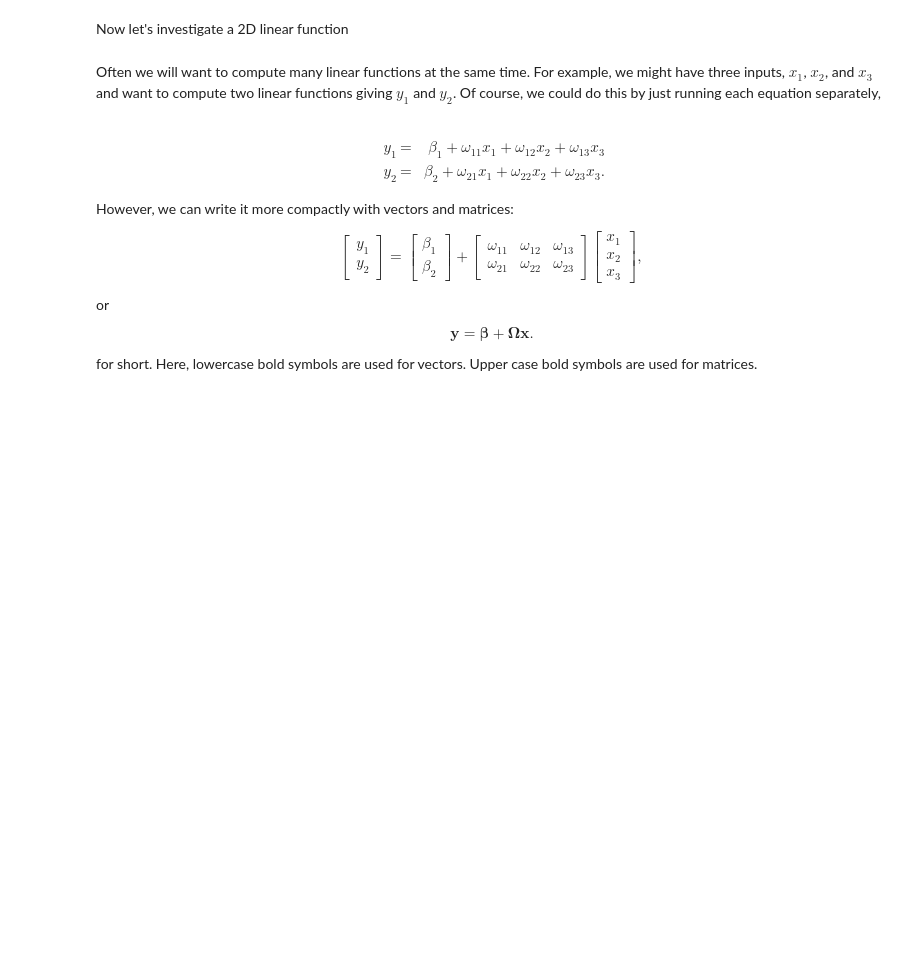
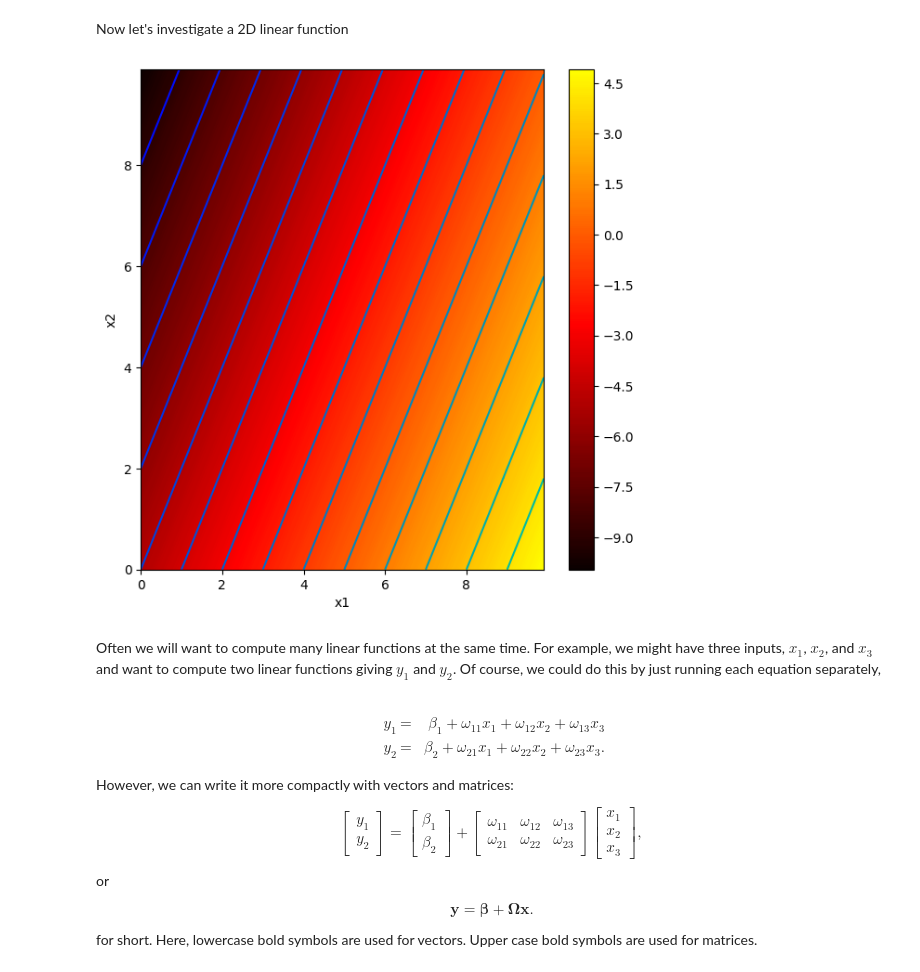
Before and after one commit to dolphinium/udl, a Jupyter notebook: notebooks/1_1_BackgroundMathematics.ipynb, the cells around one changed output. Drawn from its saved outputs; the diff is of its cells as text; code cells hidden in the pictures; blank space fills up the shorter version.

```diff
--- a/notebooks/1_1_BackgroundMathematics.ipynb
+++ b/notebooks/1_1_BackgroundMathematics.ipynb
@@ -67,39 +75,42 @@ def draw_2D_function(x1_mesh, x2_mesh, y):
 # Define a linear function with two inputs, x1 and x2
 def linear_function_2D(x1,x2,beta,omega1,omega2):
   # TODO -- replace the code line below with formula for 2D linear equation
-  y = x1
-
+  y = beta + omega1 * x1 + omega2 * x2
   return y
 # %%
 # Plot the 2D function
 
 # Make 2D array of x and y points
 x1 = np.arange(0.0, 10.0, 0.1)
 x2 = np.arange(0.0, 10.0, 0.1)
 x1,x2 = np.meshgrid(x1,x2)  # https://www.geeksforgeeks.org/numpy-meshgrid-function/
 
 # Compute the 2D function for given values of omega1, omega2
-beta = 0.0; omega1 = 1.0; omega2 = -0.5
+beta = -5.0; omega1 = 1.0; omega2 = -0.5
 y  = linear_function_2D(x1,x2,beta, omega1, omega2)
+
+# y = b + w1x1 + w2x2
 
 # Draw the function.
 # Color represents y value (brighter = higher value)
 # Black = -10 or less, White = +10 or more
 # 0 = mid orange
 # Lines are contours where value is equal
 draw_2D_function(x1,x2,y)
 
 # TODO
 # Predict what this plot will look like if you set omega_1 to zero
 # Change the code and see if you are right.
 
 # TODO
 # Predict what this plot will look like if you set omega_2 to zero
 # Change the code and see if you are right.
 
 # TODO
 # Predict what this plot will look like if you set beta to -5
 # Change the code and see if you are correct
+# %% [output]
+[figure, added]
 # %% [markdown]
 Often we will want to compute many linear functions at the same time.  For example, we might have three inputs, $x_1$, $x_2$, and $x_3$ and want to compute two linear functions giving $y_1$ and $y_2$. Of course, we could do this by just running each equation separately,<br><br>
 
```
Also changed, not shown: parts of 11 cells of this notebook.
